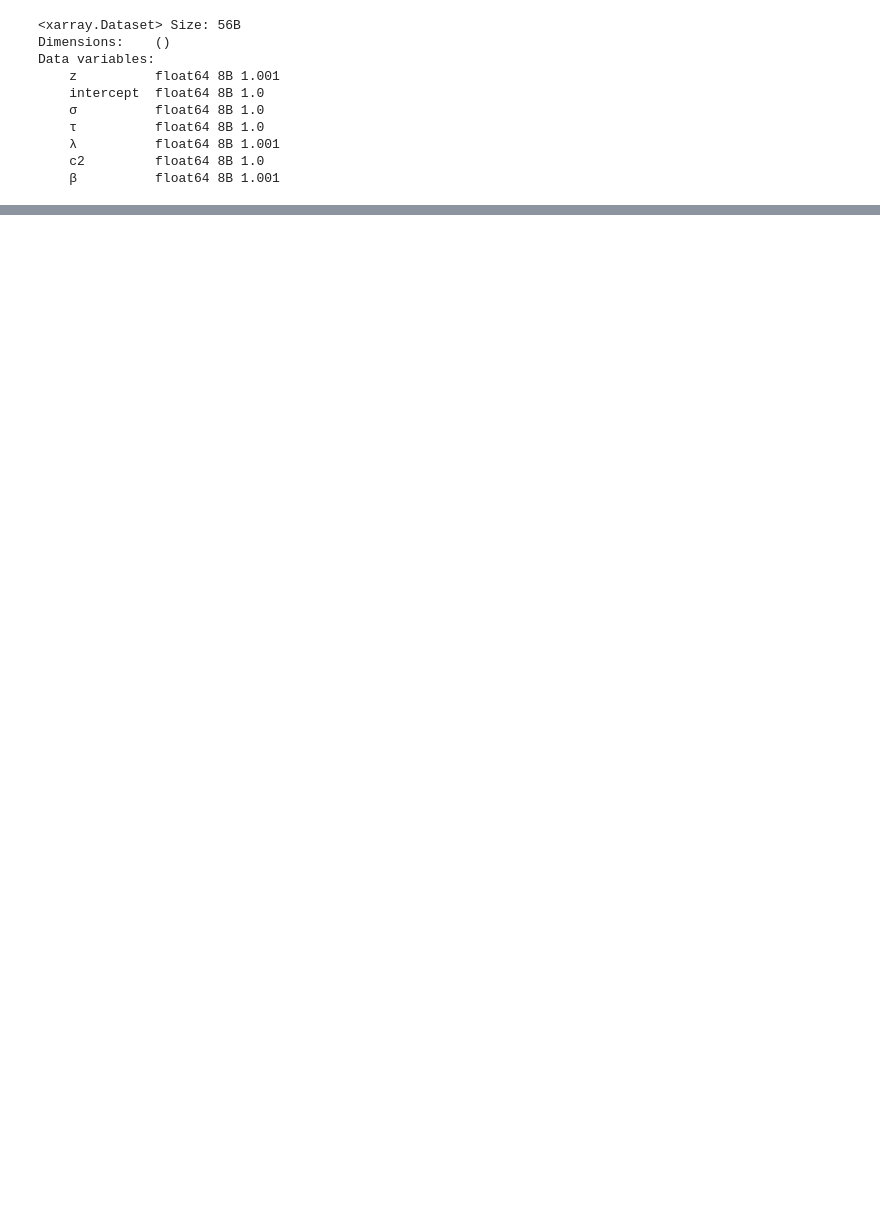
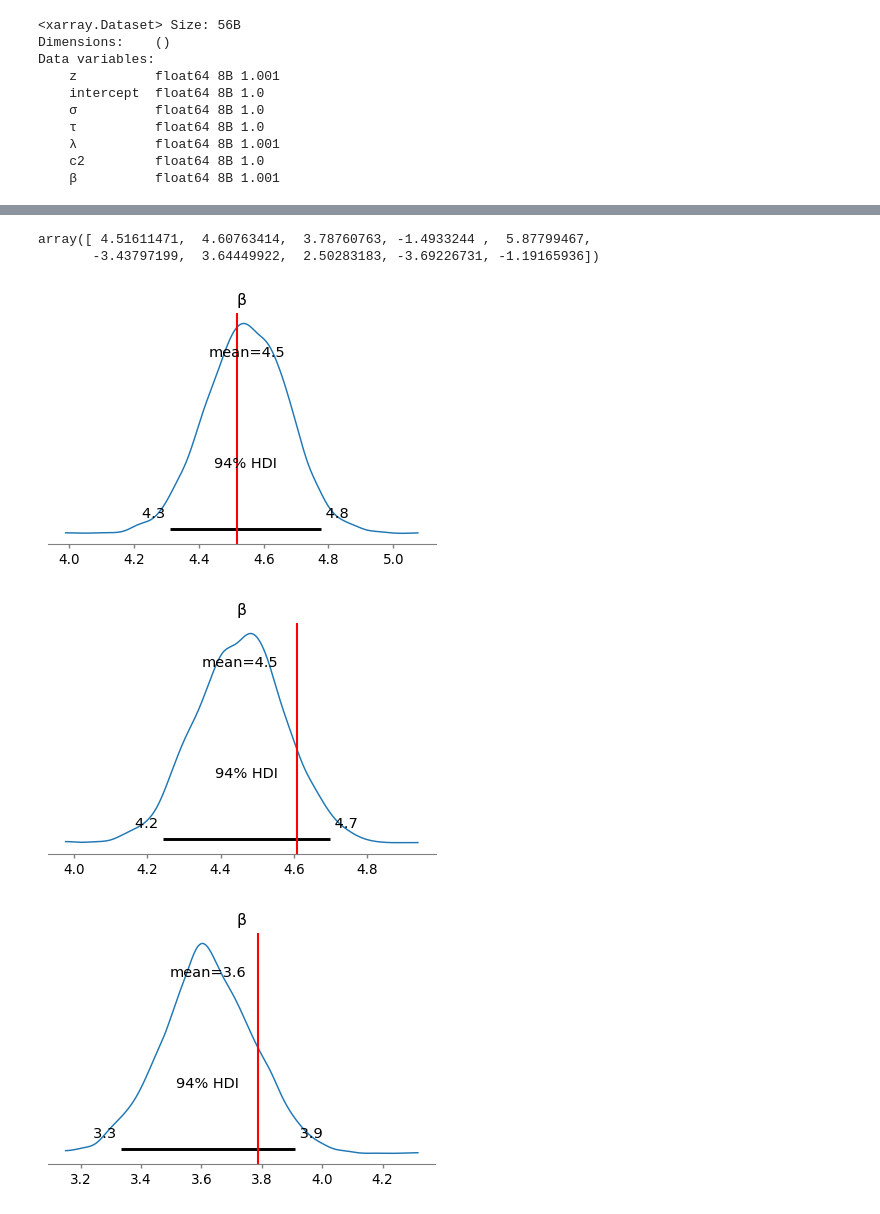
Before and after one commit to gonzou122/pymc, a Jupyter notebook: code/horseshoe_prior_test.ipynb, the cells around one changed output, grey strips where cells are left out. Drawn from its saved outputs; the diff is of its cells as text; code cells hidden in the pictures; blank space fills up the shorter version.

```diff
--- a/code/horseshoe_prior_test.ipynb
+++ b/code/horseshoe_prior_test.ipynb
@@ -405,0 +398,8 @@ KeyError: 'var names: "[\'β0\'] are not present" in dataset'
+# %%
+#傾きがあるβ[0]~B[9]のサンプリングされた傾きの平均を格納
+#空の配列を作成
+β_mean = []
+
+#D0(10個)のベータの平均値を取得
+for i in range(D0):
+    β_mean.append(np.array(idata1.posterior.β[0,:,i].mean()))
@@ -405,0 +419,15 @@ KeyError: 'var names: "[\'β0\'] are not present" in dataset'
+# %%
+# D0(回帰係数(傾き)が0ではない変数)の中身を確認
+COEF[:D0]
+# %% [output]
+array([ 4.51611471,  4.60763414,  3.78760763, -1.4933244 ,  5.87799467,
+       -3.43797199,  3.64449922,  2.50283183, -3.69226731, -1.19165936])
+# %%
+#βの事後分布と真の値を事後分布に表示
+for i in range(D0):
+    az.plot_posterior(idata1.posterior.β[0,:,i],figsize =(5,3))
+    plt.axvline(x=COEF[i],color='red')
+# %% [output]
+[figure, added]
+[figure, added]
+[figure, added]
```
Also changed, not shown: parts of 18 cells of this notebook.
